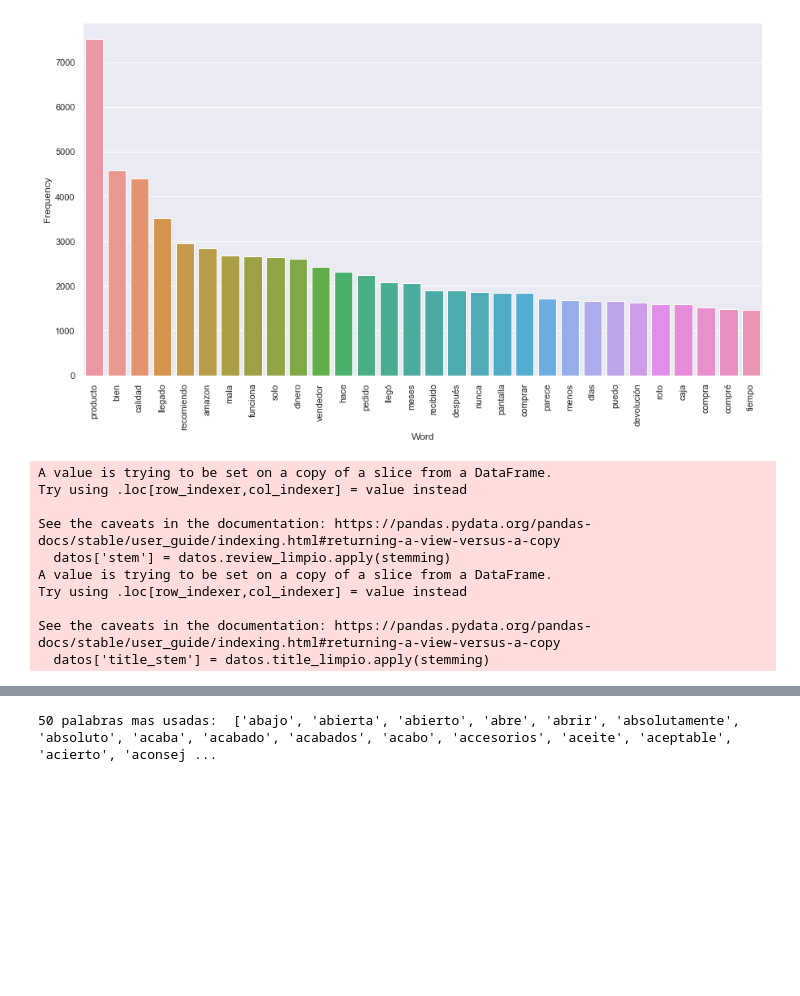
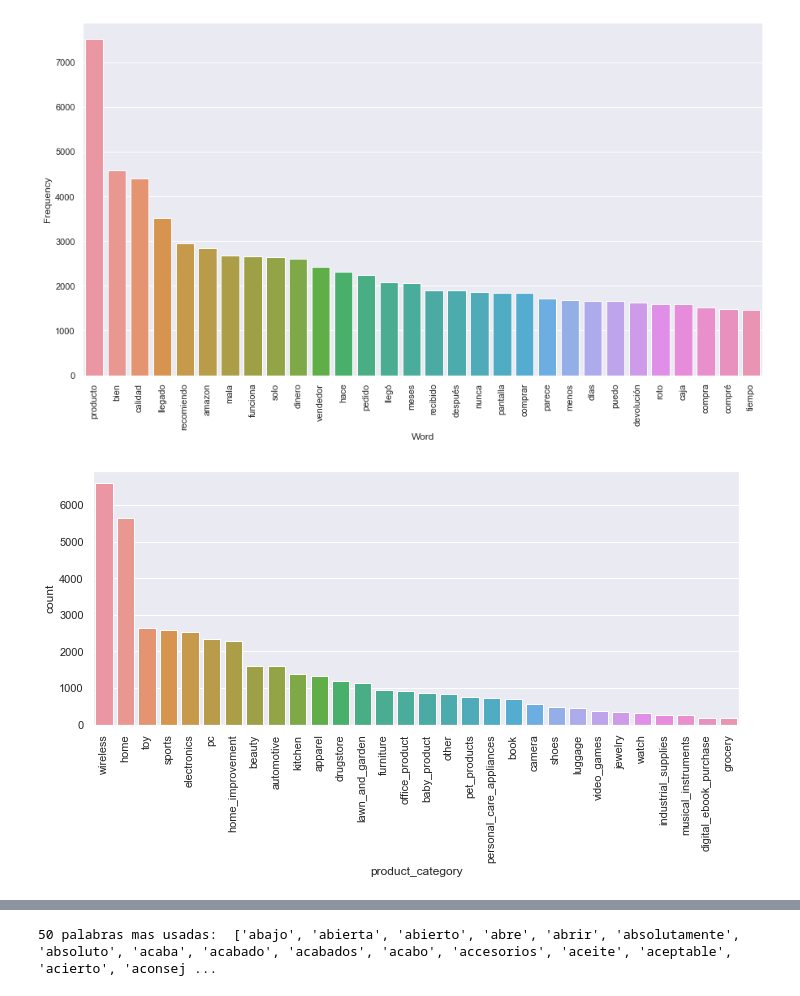
Before and after one commit to mmied/nlp-proyect, a Jupyter notebook: nlp_proyect/nlp_proyect.ipynb, the cells around one changed output, grey strips where cells are left out. Drawn from its saved outputs; the diff is of its cells as text; code cells hidden in the pictures; blank space fills up the shorter version.

```diff
--- a/nlp_proyect/nlp_proyect.ipynb
+++ b/nlp_proyect/nlp_proyect.ipynb
@@ -328,14 +314,8 @@ def stemming(texto):
-# %%
-datos['stem'] = datos.review_limpio.apply(stemming)
-datos['title_stem'] = datos.title_limpio.apply(stemming)
-# %% [output]
-A value is trying to be set on a copy of a slice from a DataFrame.
-Try using .loc[row_indexer,col_indexer] = value instead
-
-See the caveats in the documentation: https://pandas.pydata.org/pandas-docs/stable/user_guide/indexing.html#returning-a-view-versus-a-copy
-  datos['stem'] = datos.review_limpio.apply(stemming)
-A value is trying to be set on a copy of a slice from a DataFrame.
-Try using .loc[row_indexer,col_indexer] = value instead
-
-See the caveats in the documentation: https://pandas.pydata.org/pandas-docs/stable/user_guide/indexing.html#returning-a-view-versus-a-copy
-  datos['title_stem'] = datos.title_limpio.apply(stemming)
+# %%
+plt.figure(figsize=(10,6))
+sns.countplot(x='product_category',data=datos_1_stars,order=datos_1_stars['product_category'].value_counts().index)
+plt.xticks(rotation = 90)
+plt.tight_layout()
+plt.show()
+# %% [output]
+[figure, added]
```
Also changed, not shown: parts of 32 cells of this notebook, 4 other files.
